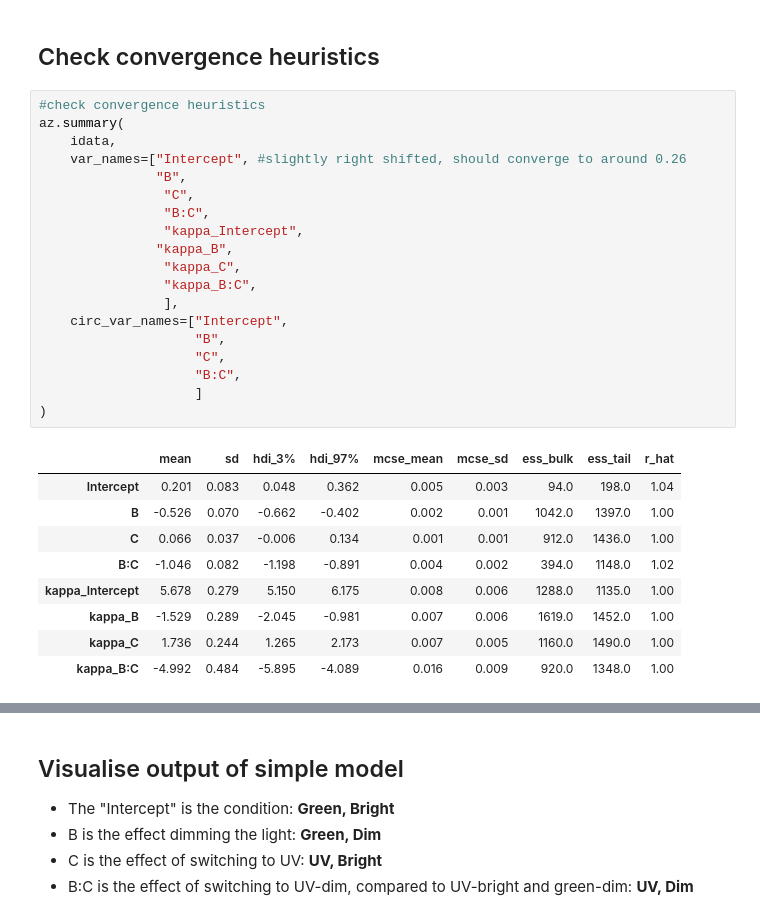
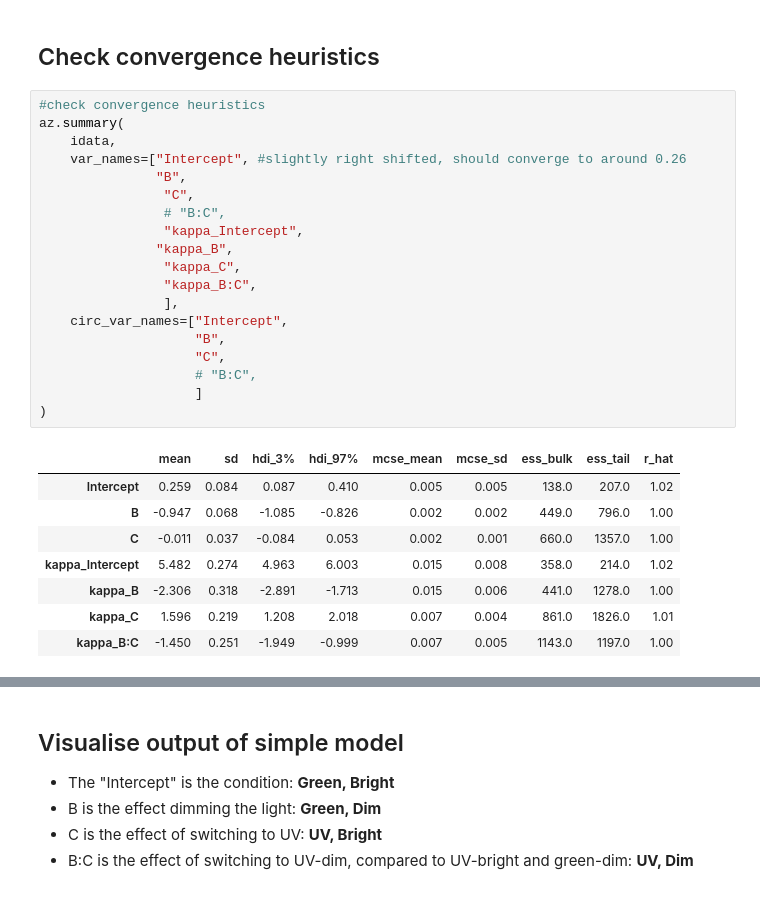
Before and after one commit to Foztarz/GUVdances, a Jupyter notebook: GUV_unwrap.ipynb, the cells around one changed output, grey strips where cells are left out. Drawn from its saved outputs; the diff is of its cells as text.

```diff
--- a/GUV_unwrap.ipynb
+++ b/GUV_unwrap.ipynb
@@ -399,32 +407,31 @@ The effective sample size per chain is smaller than 100 for some parameters.  A
 # %%
 #check convergence heuristics
 az.summary(
     idata,
     var_names=["Intercept", #slightly right shifted, should converge to around 0.26
                "B",
                 "C",
-                "B:C",
+                # "B:C",
                 "kappa_Intercept",
                "kappa_B",
                 "kappa_C",
                 "kappa_B:C",
                 ],
     circ_var_names=["Intercept",
                     "B",
                     "C",
-                    "B:C",
+                    # "B:C",
                     ]
 )
 # %% [output]
 |  | mean | sd | hdi_3% | hdi_97% | mcse_mean | mcse_sd | ess_bulk | ess_tail | r_hat |
-| Intercept | 0.201 | 0.083 | 0.048 | 0.362 | 0.005 | 0.003 | 94.0 | 198.0 | 1.04 |
-| B | -0.526 | 0.070 | -0.662 | -0.402 | 0.002 | 0.001 | 1042.0 | 1397.0 | 1.00 |
-| C | 0.066 | 0.037 | -0.006 | 0.134 | 0.001 | 0.001 | 912.0 | 1436.0 | 1.00 |
-| B:C | -1.046 | 0.082 | -1.198 | -0.891 | 0.004 | 0.002 | 394.0 | 1148.0 | 1.02 |
-| kappa_Intercept | 5.678 | 0.279 | 5.150 | 6.175 | 0.008 | 0.006 | 1288.0 | 1135.0 | 1.00 |
-| kappa_B | -1.529 | 0.289 | -2.045 | -0.981 | 0.007 | 0.006 | 1619.0 | 1452.0 | 1.00 |
-| kappa_C | 1.736 | 0.244 | 1.265 | 2.173 | 0.007 | 0.005 | 1160.0 | 1490.0 | 1.00 |
-| kappa_B:C | -4.992 | 0.484 | -5.895 | -4.089 | 0.016 | 0.009 | 920.0 | 1348.0 | 1.00 |
+| Intercept | 0.259 | 0.084 | 0.087 | 0.410 | 0.005 | 0.005 | 138.0 | 207.0 | 1.02 |
+| B | -0.947 | 0.068 | -1.085 | -0.826 | 0.002 | 0.002 | 449.0 | 796.0 | 1.00 |
+| C | -0.011 | 0.037 | -0.084 | 0.053 | 0.002 | 0.001 | 660.0 | 1357.0 | 1.00 |
+| kappa_Intercept | 5.482 | 0.274 | 4.963 | 6.003 | 0.015 | 0.008 | 358.0 | 214.0 | 1.02 |
+| kappa_B | -2.306 | 0.318 | -2.891 | -1.713 | 0.015 | 0.006 | 441.0 | 1278.0 | 1.00 |
+| kappa_C | 1.596 | 0.219 | 1.208 | 2.018 | 0.007 | 0.004 | 861.0 | 1826.0 | 1.01 |
+| kappa_B:C | -1.450 | 0.251 | -1.949 | -0.999 | 0.007 | 0.005 | 1143.0 | 1197.0 | 1.00 |
 # %%
 #check convergence heuristics on random effects
 az.summary(
```
Also changed, not shown: parts of 6 cells of this notebook.
